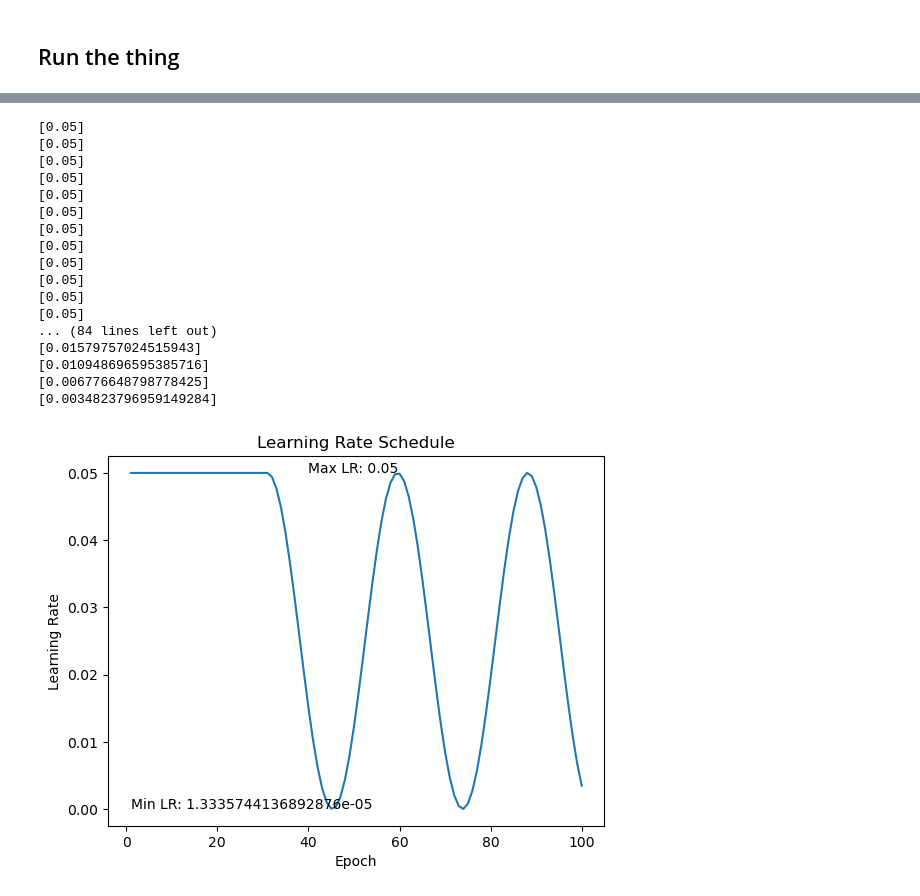
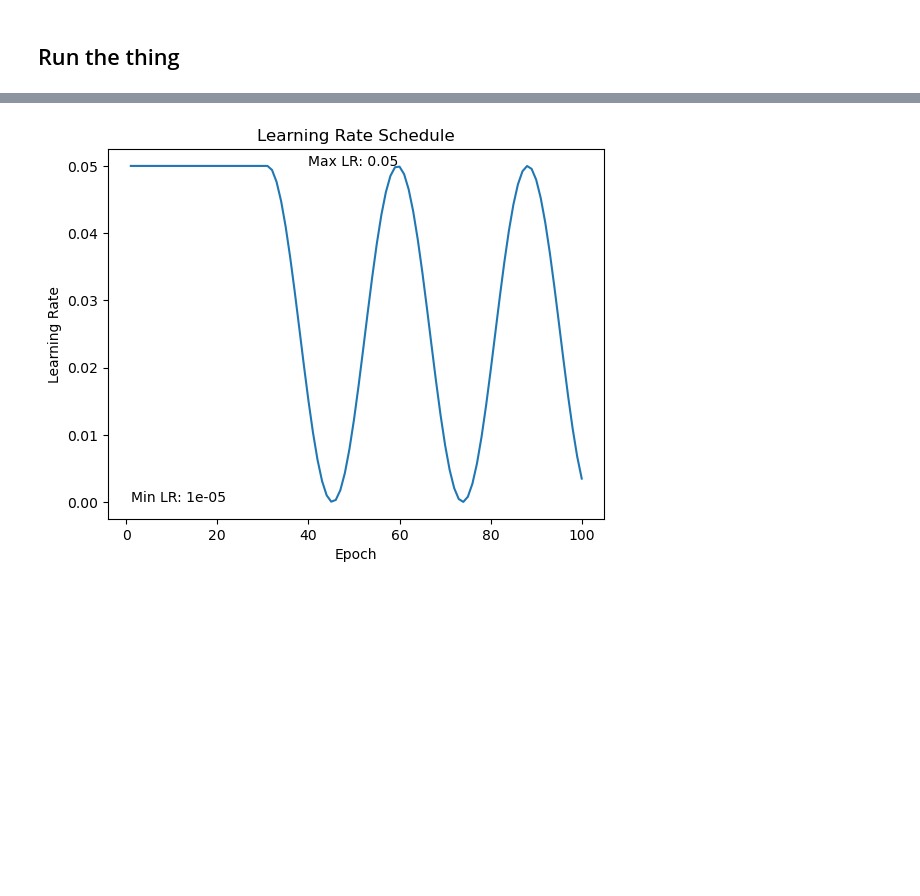
Before and after one commit to moritsih/OPTIMA_SeminarPractical, a Jupyter notebook: practical/main.ipynb, the cells around one changed output, grey strips where cells are left out. Saved outputs shown, nothing was run; the diff lists cells and outputs as text; code cells hidden in the pictures; blank space fills up the shorter version.

```diff
--- a/practical/main.ipynb
+++ b/practical/main.ipynb
@@ -168,11 +175,14 @@ cfg = Config()
 # %%
-print_some_imgs = True
+print_some_imgs = False
 
 if print_some_imgs:
 
-    transforms_visualize = Compose([cfg.train_transforms, ImageVisualizer(keys=['img', 'label', 'masks'])])
+    transforms_visualize = Compose([cfg.train_transforms])
+    #transforms_visualize = Compose([cfg.train_transforms, ImageVisualizer(keys=['img', 'label', 'masks'])])
     train_data_raw, _, _ = OCTDatasetPrep(cfg.train_dir, source_domains=cfg.source_domains).get_datasets(use_official_testset=False)
     train_data = MakeDataset(train_data_raw, transforms_visualize)
+
+
     for i in range(4):
 
         rand_num = np.random.randint(0, len(train_data))
@@ -208,5 +285,14 @@ Masks:  torch.Size([4, 400, 1024])
 # %% [markdown]
 ## Architecture, dataset, loss function, optimizer
+# %%
+def get_model(cfg):
+
+    return smp.UnetPlusPlus(encoder_name=cfg.encoder_name,
+                             encoder_weights="imagenet",
+                             decoder_channels = (1024, 512, 256, 128, 64),
+                             in_channels=1,
+                             classes=4,
+                             decoder_attention_type="scse")
 # %%
 if not os.path.isdir('models'):
     os.mkdir('models')
@@ -256,0 +388,15 @@ Test set: 500
+# %%
+'''
+# Run a sample input through the model
+sample = next(iter(train_loader))
+print(type(sample['img']))
+print({k: v.shape for k, v in sample.items()})
+sample_input = sample['img'].to(cfg.device)  # assuming 'image' is the key for images
+sample_output = model(sample_input)
+
+print(sample_output.shape)
+
+# Compute the loss for a sample output and a sample target
+sample_target = sample['masks'].to(cfg.device)  # assuming 'label' is the key for labels
+sample_loss = criterion(sample_output, sample_target)
+print(sample_loss)'''
@@ -256,0 +405,9 @@ Test set: 500
+# %%
+'''
+pred = torch.sigmoid(sample_output)
+
+# thresholding
+pred[pred > 0.5] = 1
+pred[pred <= 0.5] = 0
+
+plot_img_label_pred(sample_input, pred, sample_target)'''
@@ -334,58 +548,42 @@ for i in range(4):
 def plot_lr(optimizer, scheduler, num_steps):
 
     lr_values = []
+    fake_val_loss = np.arange(1e-4, 2, 1e-2)[::-1]
 
     for i in range(num_steps):
         lr = scheduler.get_last_lr()
-        print(lr)
+
         lr_values.append(lr)
         optimizer.step()
         scheduler.step()
 
     # Plot the learning rate values
     plt.plot(range(1, num_steps+1), lr_values)
     plt.xlabel('Epoch')
     plt.ylabel('Learning Rate')
     plt.title('Learning Rate Schedule')
 
     # Add the maximum and minimum learning rate values
     max_lr = max(lr_values)[0]
     min_lr = min(lr_values)[0]
 
     plt.text(40, max_lr, f'Max LR: {max_lr}')
-    plt.text(1, min_lr, f'Min LR: {min_lr}')
+    plt.text(1, np.round(min_lr,5), f'Min LR: {np.round(min_lr,5)}')
 
     plt.show()
 
 model = monai.networks.nets.UNet(**cfg.model_parameters_unet)
 optimizer = optim.Adam(model.parameters(), lr=5e-2)
 
 
 start_lr = 1
 end_lr = 1
 
 scheduler1 = lr_scheduler.LinearLR(optimizer, start_lr, end_lr)
 scheduler2 = lr_scheduler.CosineAnnealingLR(optimizer, T_max=cfg.epochs/7, eta_min=1e-6) # cycle 7 times during training
 
 scheduler = lr_scheduler.SequentialLR(optimizer, schedulers=[scheduler1, scheduler2], milestones=[30]) # switch to Cosine after 50 epochs
 
 plot_lr(optimizer, scheduler, 100)
 # %% [output]
-[0.05]
-[0.05]
-[0.05]
-[0.05]
-[0.05]
-[0.05]
-[0.05]
-[0.05]
-[0.05]
-[0.05]
-[0.05]
-[0.05]
-... (84 lines left out)
-[0.01579757024515943]
-[0.010948696595385716]
-[0.006776648798778425]
-[0.0034823796959149284]
-[figure, old version]
+[figure, new version]
```
Also changed, not shown: parts of 10 cells of this notebook, 3 other files.
